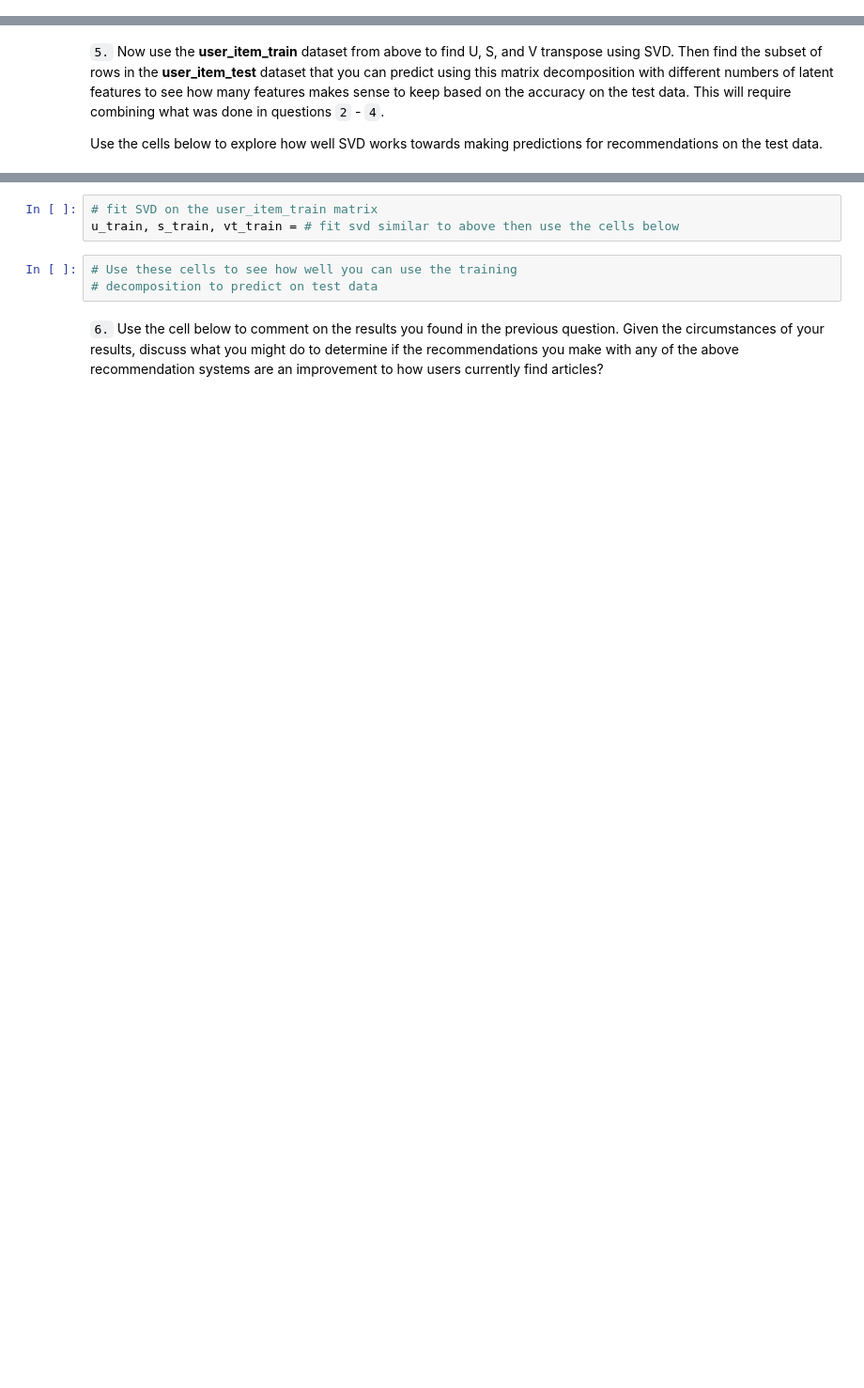
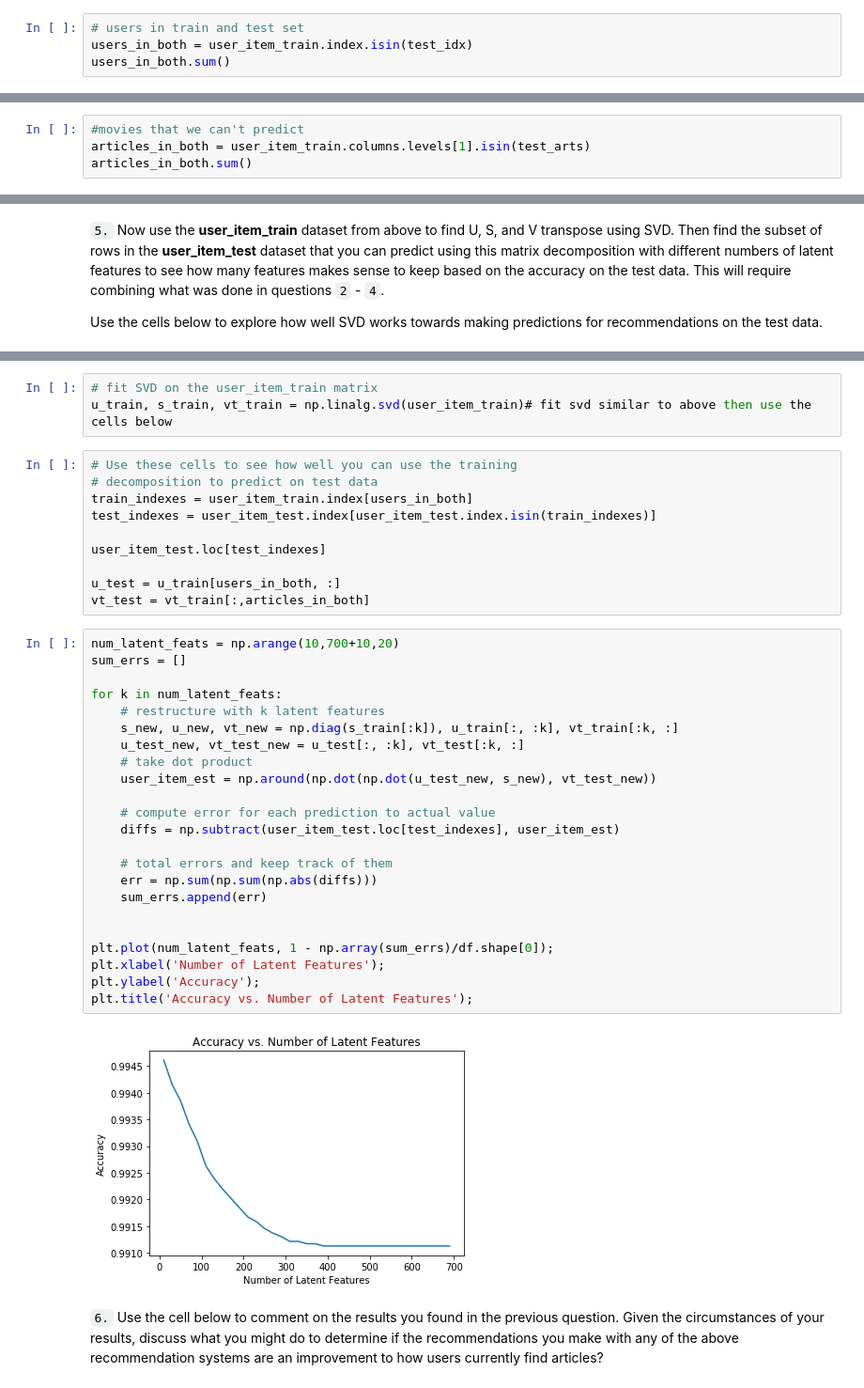
Before and after one commit to ebrunette/UdacityDataScienceNanoDegree, a Jupyter notebook: RecomendationEngine/Recommendations_with_IBM.ipynb, the cells around one changed output, grey strips where cells are left out. Shown: that part at 94% size. Saved outputs shown, nothing was run; the diff lists cells and outputs as text; blank space fills up the shorter version.

```diff
--- a/RecomendationEngine/Recommendations_with_IBM.ipynb
+++ b/RecomendationEngine/Recommendations_with_IBM.ipynb
@@ -609,3 +743,7 @@ def create_test_and_train_user_item(df_train, df_test):
     return user_item_train, user_item_test, test_idx, test_arts
 
 user_item_train, user_item_test, test_idx, test_arts = create_test_and_train_user_item(df_train, df_test)
+# %%
+# users in train and test set
+users_in_both = user_item_train.index.isin(test_idx)
+users_in_both.sum()
@@ -611,0 +757,4 @@ user_item_train, user_item_test, test_idx, test_arts = create_test_and_train_use
+# %%
+#movies that we can't predict
+articles_in_both = user_item_train.columns.levels[1].isin(test_arts)
+articles_in_both.sum()
@@ -632,8 +791,40 @@ Use the cells below to explore how well SVD works towards making predictions for
 # %%
 # fit SVD on the user_item_train matrix
-u_train, s_train, vt_train = # fit svd similar to above then use the cells below
+u_train, s_train, vt_train = np.linalg.svd(user_item_train)# fit svd similar to above then use the cells below
 # %%
 # Use these cells to see how well you can use the training
 # decomposition to predict on test data
+train_indexes = user_item_train.index[users_in_both]
+test_indexes = user_item_test.index[user_item_test.index.isin(train_indexes)]
+
+user_item_test.loc[test_indexes]
+
+u_test = u_train[users_in_both, :]
+vt_test = vt_train[:,articles_in_both]
+# %%
+num_latent_feats = np.arange(10,700+10,20)
+sum_errs = []
+
+for k in num_latent_feats:
+    # restructure with k latent features
+    s_new, u_new, vt_new = np.diag(s_train[:k]), u_train[:, :k], vt_train[:k, :]
+    u_test_new, vt_test_new = u_test[:, :k], vt_test[:k, :]
+    # take dot product
+    user_item_est = np.around(np.dot(np.dot(u_test_new, s_new), vt_test_new))
+
+    # compute error for each prediction to actual value
+    diffs = np.subtract(user_item_test.loc[test_indexes], user_item_est)
+
+    # total errors and keep track of them
+    err = np.sum(np.sum(np.abs(diffs)))
+    sum_errs.append(err)
+
+
+plt.plot(num_latent_feats, 1 - np.array(sum_errs)/df.shape[0]);
+plt.xlabel('Number of Latent Features');
+plt.ylabel('Accuracy');
+plt.title('Accuracy vs. Number of Latent Features');
+# %% [output]
+[figure, added]
 # %% [markdown]
 `6.` Use the cell below to comment on the results you found in the previous question. Given the circumstances of your results, discuss what you might do to determine if the recommendations you make with any of the above recommendation systems are an improvement to how users currently find articles?
```
Also changed, not shown: parts of 45 cells of this notebook, 1 other file.
